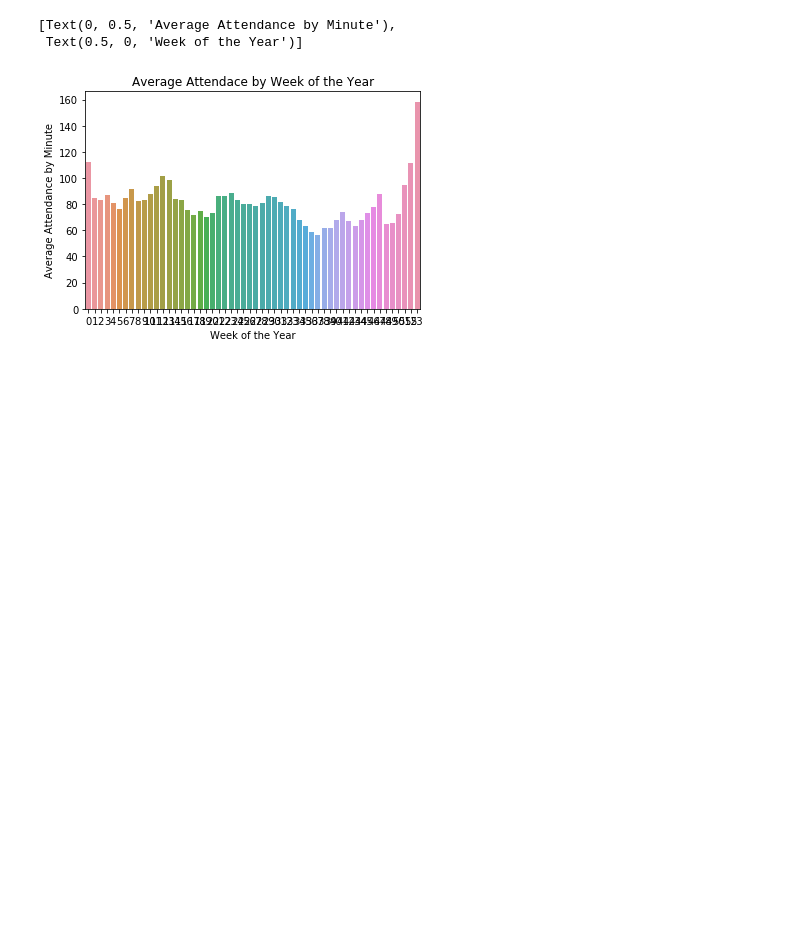
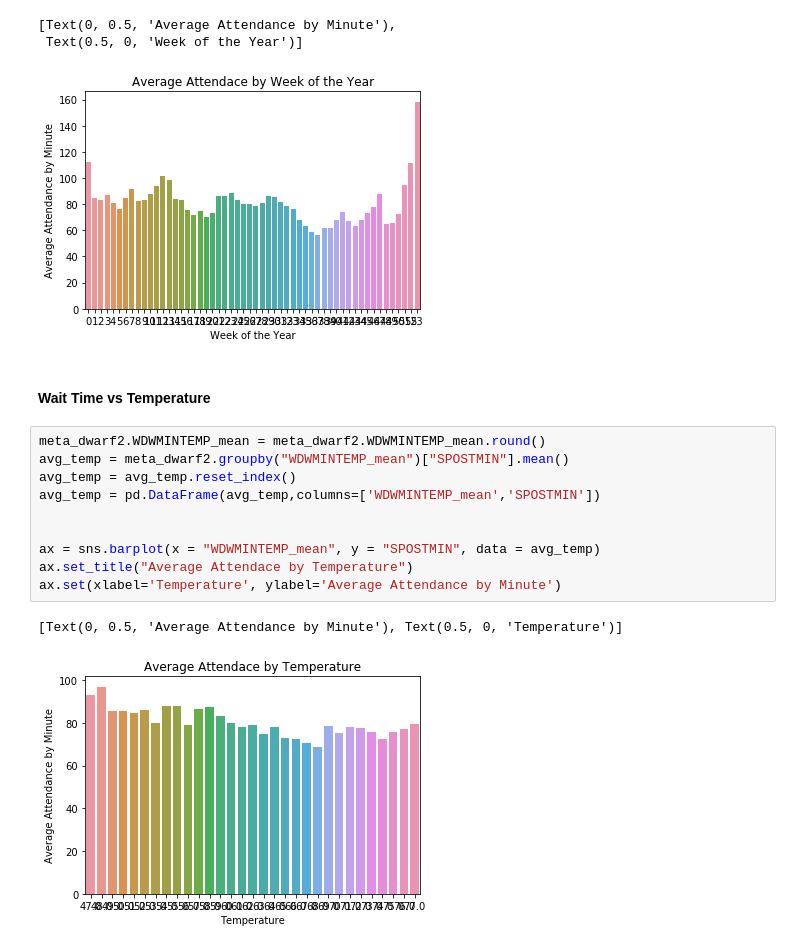
Before and after one commit to daviding11/Splash-Mountain-Wait-Time-Analysis, a Jupyter notebook: Data_Visualization_daviding.ipynb, the cells around one changed output. Cells and saved outputs as stored; diff of their text form; blank space fills up the shorter version.

```diff
--- a/Data_Visualization_daviding.ipynb
+++ b/Data_Visualization_daviding.ipynb
@@ -155,3 +112,18 @@ ax.set(xlabel='Week of the Year', ylabel='Average Attendance by Minute')
 [Text(0, 0.5, 'Average Attendance by Minute'),
  Text(0.5, 0, 'Week of the Year')]
 [figure]
+# %% [markdown]
+#### Wait Time vs Temperature
+# %%
+meta_dwarf2.WDWMINTEMP_mean = meta_dwarf2.WDWMINTEMP_mean.round()
+avg_temp = meta_dwarf2.groupby("WDWMINTEMP_mean")["SPOSTMIN"].mean()
+avg_temp = avg_temp.reset_index()
+avg_temp = pd.DataFrame(avg_temp,columns=['WDWMINTEMP_mean','SPOSTMIN'])
+
+
+ax = sns.barplot(x = "WDWMINTEMP_mean", y = "SPOSTMIN", data = avg_temp)
+ax.set_title("Average Attendace by Temperature")
+ax.set(xlabel='Temperature', ylabel='Average Attendance by Minute')
+# %% [output]
+[Text(0, 0.5, 'Average Attendance by Minute'), Text(0.5, 0, 'Temperature')]
+[figure, added]
```
Also changed, not shown: parts of 11 cells of this notebook.
